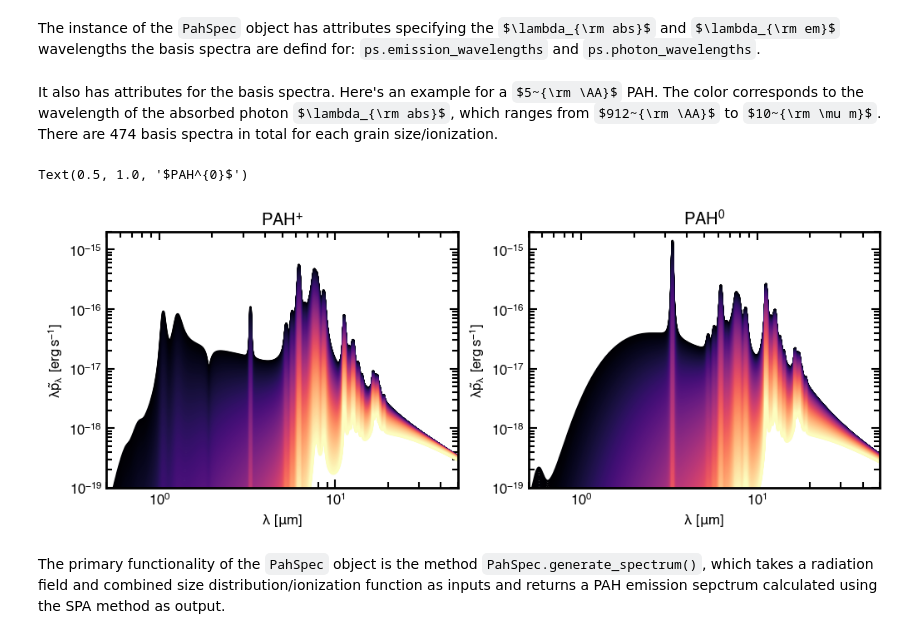
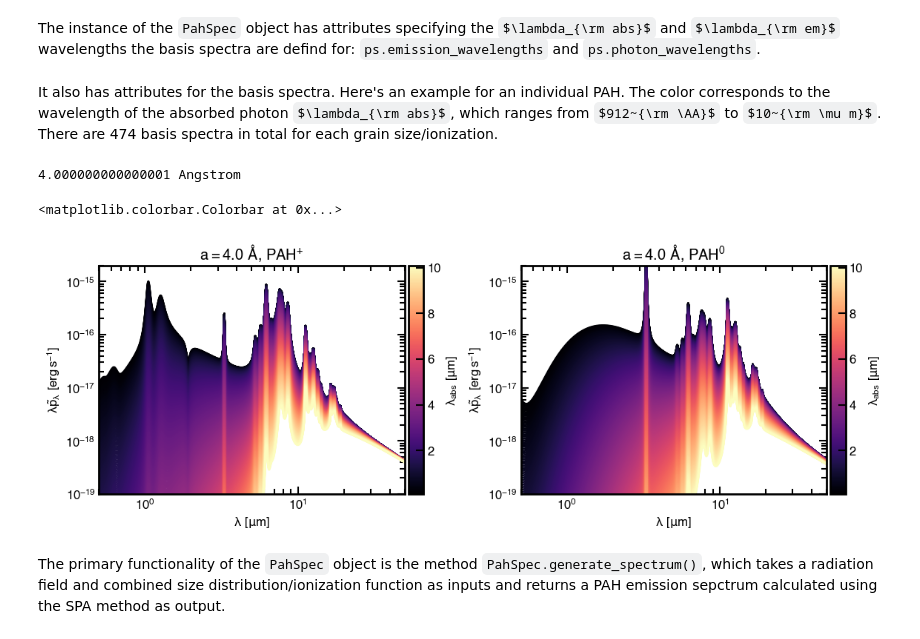
Before and after one commit to helenarichie/pah_spec, a Jupyter notebook: code/generate_spectrum_example.ipynb, the cells around one changed output. Drawn from its saved outputs; the diff is of its cells as text; code cells hidden in the pictures; some formulas as TeX source.

Commit message:
update documented example

```diff
--- a/code/generate_spectrum_example.ipynb
+++ b/code/generate_spectrum_example.ipynb
@@ -15,33 +19,53 @@ The `pah_spec` module has an attribute, `pah_spec.GRAIN_SIZES`, specifying which
 # %% [markdown]
 The instance of the `PahSpec` object has attributes specifying the $\lambda_{\rm abs}$ and $\lambda_{\rm em}$ wavelengths the basis spectra are defind for: `ps.emission_wavelengths` and `ps.photon_wavelengths`.
 # %% [markdown]
-It also has attributes for the basis spectra. Here's an example for a $5~{\rm \AA}$ PAH. The color corresponds to the wavelength of the absorbed photon $\lambda_{\rm abs}$, which ranges from $912~{\rm \AA}$ to $10~{\rm \mu m}$. There are 474 basis spectra in total for each grain size/ionization.
+It also has attributes for the basis spectra. Here's an example for an individual PAH. The color corresponds to the wavelength of the absorbed photon $\lambda_{\rm abs}$, which ranges from $912~{\rm \AA}$ to $10~{\rm \mu m}$. There are 474 basis spectra in total for each grain size/ionization.
 # %%
 cmap = mpl.colormaps["magma"]
 n_colors = len(ps.basis_spectra_ion[0])
 sample_points = np.linspace(0, 1, n_colors)
 color_list = cmap(sample_points)
-wh_5 = np.argmin(np.abs(pah_spec.GRAIN_SIZES - 5.012 * u.AA))
+wh_5 = np.argmin(np.abs(pah_spec.GRAIN_SIZES - 4 * u.AA))
 
-fig, ax = plt.subplots(1, 2, figsize=(12, 4))
+print(pah_spec.GRAIN_SIZES[wh_5].to(u.AA))
+
+fig, ax = plt.subplots(1, 2, figsize=(13, 4))
 for i, _ in enumerate(ps.basis_spectra_ion[wh_5]):
     ax[0].loglog(ps.emission_wavelengths, ps.basis_spectra_ion[wh_5][i] * ps.emission_wavelengths.to(u.cm), label=r"$PAH^+$", color=color_list[i])
 
     ax[1].loglog(ps.emission_wavelengths, ps.basis_spectra_neu[wh_5][i] * ps.emission_wavelengths.to(u.cm), label=r"$PAH^+$", color=color_list[i])
 
 ax[0].set_xlim(0.5, 50)
 ax[0].set_ylim(1e-19, 2e-15)
 ax[1].set_xlim(0.5, 50)
 ax[1].set_ylim(1e-19, 2e-15)
 ax[0].set_xlabel(r"$\lambda~[\mu m]$")
 ax[0].set_ylabel(r"$\lambda \tilde{p}_\lambda~[erg\,s^{-1}]$")
 ax[1].set_xlabel(r"$\lambda~[\mu m]$")
 ax[1].set_ylabel(r"$\lambda \tilde{p}_\lambda~[erg\,s^{-1}]$")
-ax[0].set_title(r"$PAH^{+}$")
-ax[1].set_title(r"$PAH^{0}$")
+ax[0].set_title(rf"$a={pah_spec.GRAIN_SIZES[wh_5].to(u.AA).value:.1f}~\AA$, $PAH^{{+}}$")
+ax[1].set_title(rf"$a={pah_spec.GRAIN_SIZES[wh_5].to(u.AA).value:.1f}~\AA$, $PAH^{{0}}$")
+
+
+plt.subplots_adjust(wspace=0.3)
+# colorbars
+norm = Normalize(vmin=ps.photon_wavelengths.value.min(), vmax=ps.photon_wavelengths.value.max())
+sm = ScalarMappable(cmap=cmap, norm=norm)
+sm.set_array([])
+divider = make_axes_locatable(ax[0])
+cax = divider.append_axes('right', size='5%', pad=0.05)
+fig.colorbar(sm, label=r"$\lambda_{abs}~[\mu m]$", cax=cax)
+
+norm = Normalize(vmin=ps.photon_wavelengths.value.min(), vmax=ps.photon_wavelengths.value.max())
+sm = ScalarMappable(cmap=cmap, norm=norm)
+sm.set_array([])
+divider = make_axes_locatable(ax[1])
+cax = divider.append_axes('right', size='5%', pad=0.05)
+fig.colorbar(sm, label=r"$\lambda_{abs}~[\mu m]$", cax=cax)
 # %% [output]
-Text(0.5, 1.0, '$PAH^{0}$')
+4.000000000000001 Angstrom
+<matplotlib.colorbar.Colorbar at 0x...>
-[figure, old version]
+[figure, new version]
 # %% [markdown]
 The primary functionality of the `PahSpec` object is the method `PahSpec.generate_spectrum()`, which takes a radiation field and combined size distribution/ionization function as inputs and returns a PAH emission sepctrum calculated using the SPA method as output.
 # %%
```
Also changed, not shown: parts of 4 cells of this notebook.
